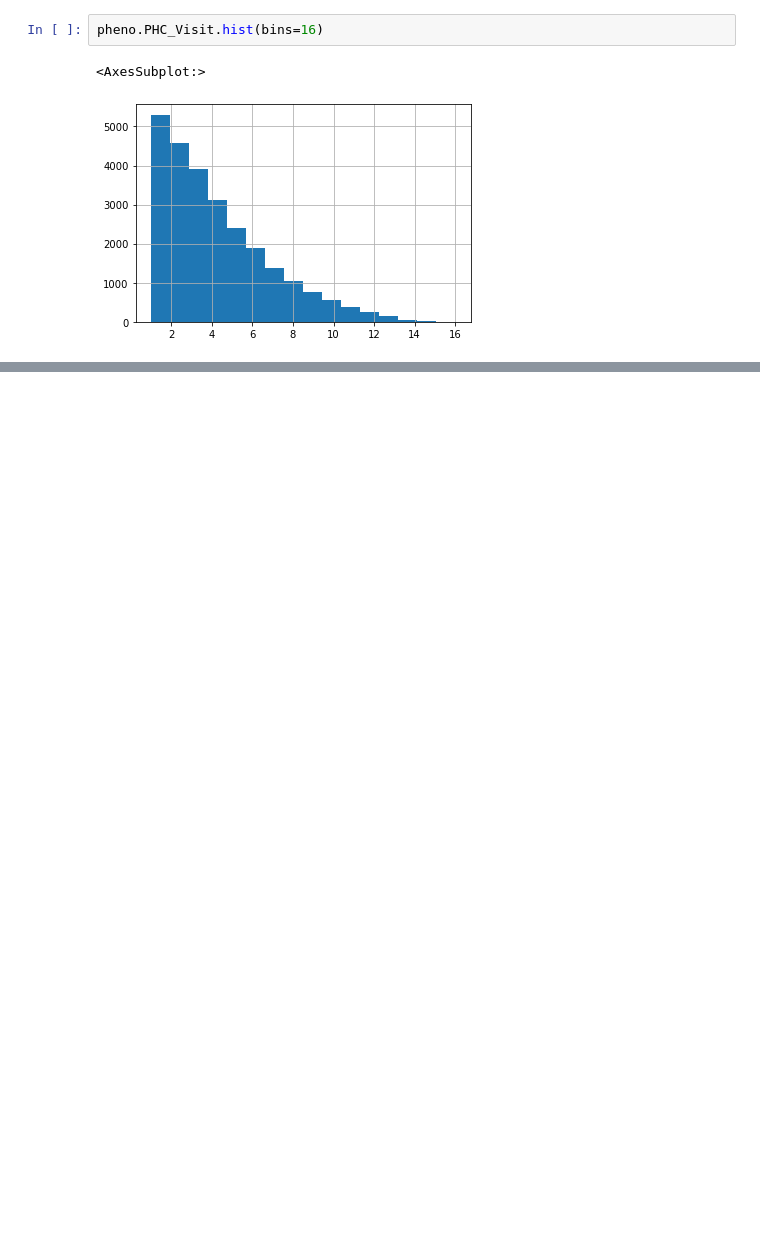
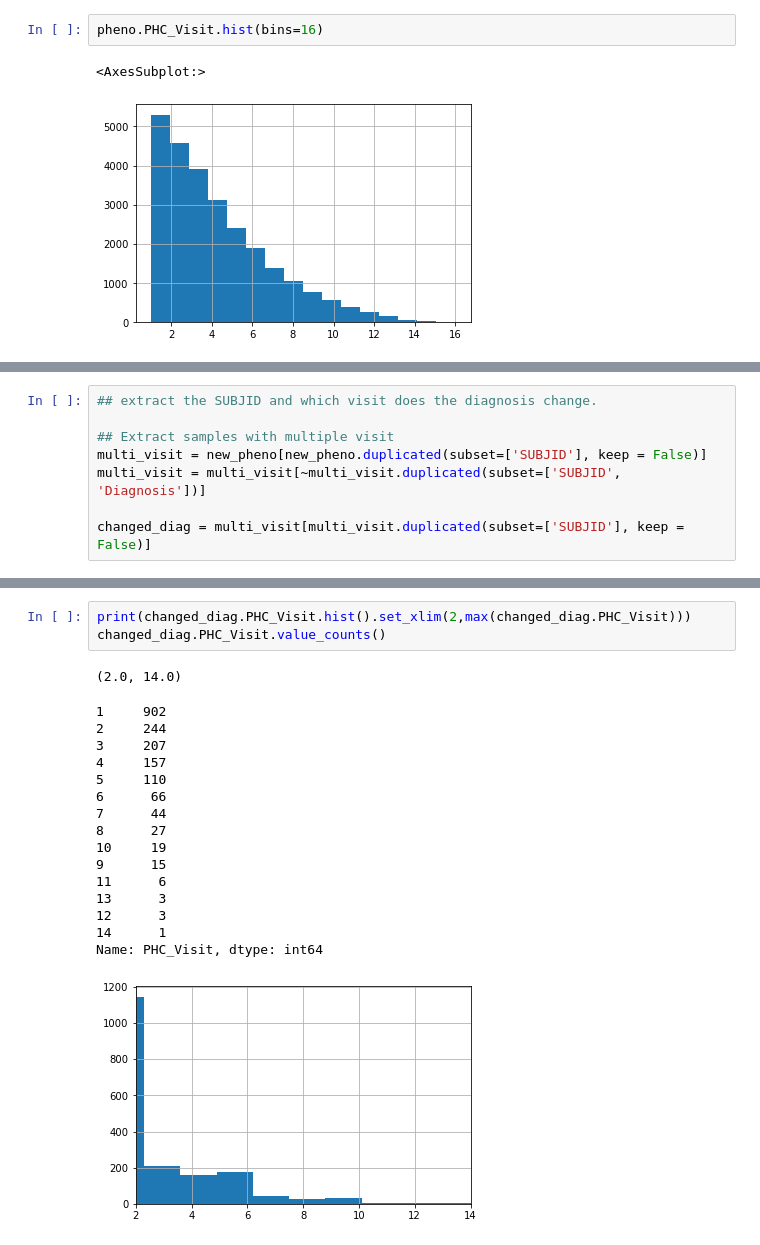
Before and after one commit to teresa-sansan/ADSP_polyfun, a Jupyter notebook: analysis/survival.ipynb, the cells around one changed output, grey strips where cells are left out. Drawn from its saved outputs; the diff is of its cells as text; blank space fills up the shorter version.

Commit message:
added the visit that changed diagnosis

```diff
--- a/analysis/survival.ipynb
+++ b/analysis/survival.ipynb
@@ -106 +109,9 @@ change_status[(change_status.Diagnosis > 0 )& (change_status.Diagnosis <1)]
+# %%
+## extract the SUBJID and which visit does the diagnosis change.
+
+## Extract samples with multiple visit
+multi_visit = new_pheno[new_pheno.duplicated(subset=['SUBJID'], keep = False)]
+multi_visit = multi_visit[~multi_visit.duplicated(subset=['SUBJID', 'Diagnosis'])]
+
+changed_diag = multi_visit[multi_visit.duplicated(subset=['SUBJID'], keep = False)]
 # %%
@@ -120,0 +141,21 @@ Name: SUBJID, Length: 902, dtype: object
+# %%
+print(changed_diag.PHC_Visit.hist().set_xlim(2,max(changed_diag.PHC_Visit)))
+changed_diag.PHC_Visit.value_counts()
+# %% [output]
+(2.0, 14.0)
+1     902
+2     244
+3     207
+4     157
+5     110
+6      66
+7      44
+8      27
+10     19
+9      15
+11      6
+13      3
+12      3
+14      1
+Name: PHC_Visit, dtype: int64
+[figure, added]
```
Also changed, not shown: parts of 7 cells of this notebook.
